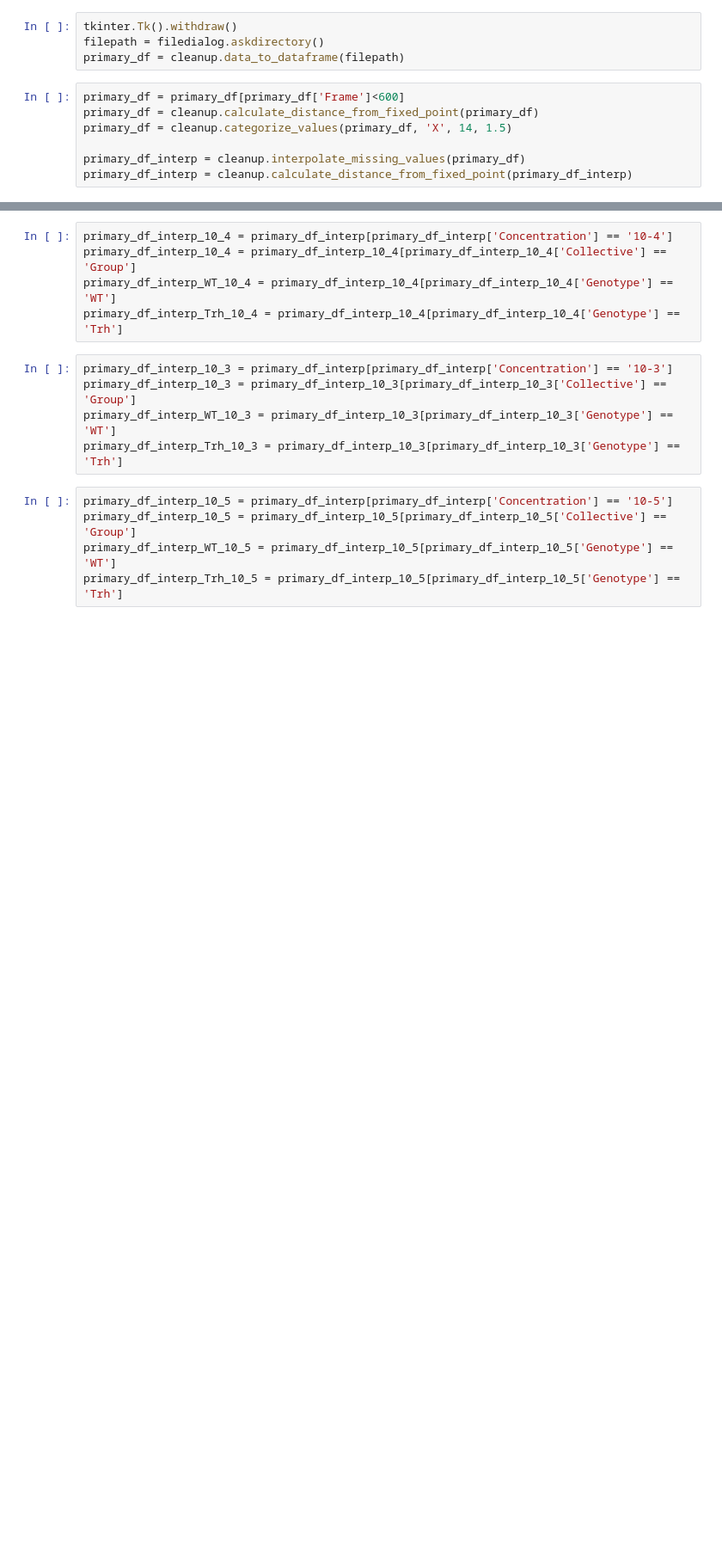
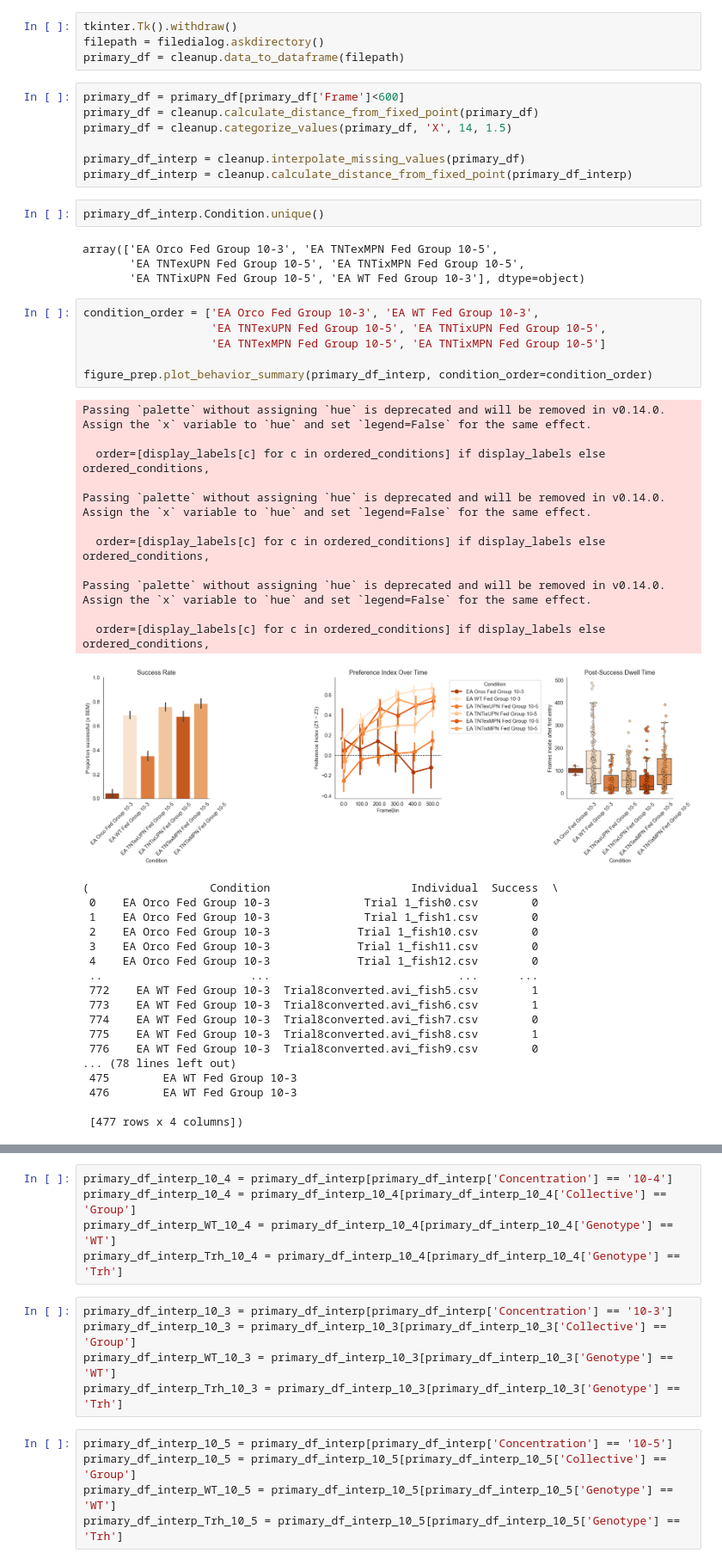
Before and after one commit to HariPNarayanan/larva-locater, a Jupyter notebook: Structured/analysis_bulk.ipynb, the cells around one changed output, grey strips where cells are left out. Shown at 86% size. Cells and saved outputs as stored; diff of their text form; blank space fills up the shorter version.

Commit message:
Version before Maria Laach presentation. To add: success rate over time.

```diff
--- a/Structured/analysis_bulk.ipynb
+++ b/Structured/analysis_bulk.ipynb
@@ -30,3 +33,45 @@ primary_df = cleanup.categorize_values(primary_df, 'X', 14, 1.5)
 
 primary_df_interp = cleanup.interpolate_missing_values(primary_df)
 primary_df_interp = cleanup.calculate_distance_from_fixed_point(primary_df_interp)
+# %%
+primary_df_interp.Condition.unique()
+# %% [output]
+array(['EA Orco Fed Group 10-3', 'EA TNTexMPN Fed Group 10-5',
+       'EA TNTexUPN Fed Group 10-5', 'EA TNTixMPN Fed Group 10-5',
+       'EA TNTixUPN Fed Group 10-5', 'EA WT Fed Group 10-3'], dtype=object)
+# %%
+condition_order = ['EA Orco Fed Group 10-3', 'EA WT Fed Group 10-3',
+                   'EA TNTexUPN Fed Group 10-5', 'EA TNTixUPN Fed Group 10-5',
+                   'EA TNTexMPN Fed Group 10-5', 'EA TNTixMPN Fed Group 10-5']
+
+figure_prep.plot_behavior_summary(primary_df_interp, condition_order=condition_order)
+# %% [output]
+Passing `palette` without assigning `hue` is deprecated and will be removed in v0.14.0. Assign the `x` variable to `hue` and set `legend=False` for the same effect.
+
+  order=[display_labels[c] for c in ordered_conditions] if display_labels else ordered_conditions,
+
+Passing `palette` without assigning `hue` is deprecated and will be removed in v0.14.0. Assign the `x` variable to `hue` and set `legend=False` for the same effect.
+
+  order=[display_labels[c] for c in ordered_conditions] if display_labels else ordered_conditions,
+
+Passing `palette` without assigning `hue` is deprecated and will be removed in v0.14.0. Assign the `x` variable to `hue` and set `legend=False` for the same effect.
+
+  order=[display_labels[c] for c in ordered_conditions] if display_labels else ordered_conditions,
+[figure, added]
+(                  Condition                     Individual  Success  \
+ 0    EA Orco Fed Group 10-3              Trial 1_fish0.csv        0
+ 1    EA Orco Fed Group 10-3              Trial 1_fish1.csv        0
+ 2    EA Orco Fed Group 10-3             Trial 1_fish10.csv        0
+ 3    EA Orco Fed Group 10-3             Trial 1_fish11.csv        0
+ 4    EA Orco Fed Group 10-3             Trial 1_fish12.csv        0
+ ..                      ...                            ...      ...
+ 772    EA WT Fed Group 10-3  Trial8converted.avi_fish5.csv        1
+ 773    EA WT Fed Group 10-3  Trial8converted.avi_fish6.csv        1
+ 774    EA WT Fed Group 10-3  Trial8converted.avi_fish7.csv        0
+ 775    EA WT Fed Group 10-3  Trial8converted.avi_fish8.csv        1
+ 776    EA WT Fed Group 10-3  Trial8converted.avi_fish9.csv        0
+... (78 lines left out)
+ 475        EA WT Fed Group 10-3
+ 476        EA WT Fed Group 10-3
+
+ [477 rows x 4 columns])
```
Also changed, not shown: parts of 13 cells of this notebook, 1 other file.
